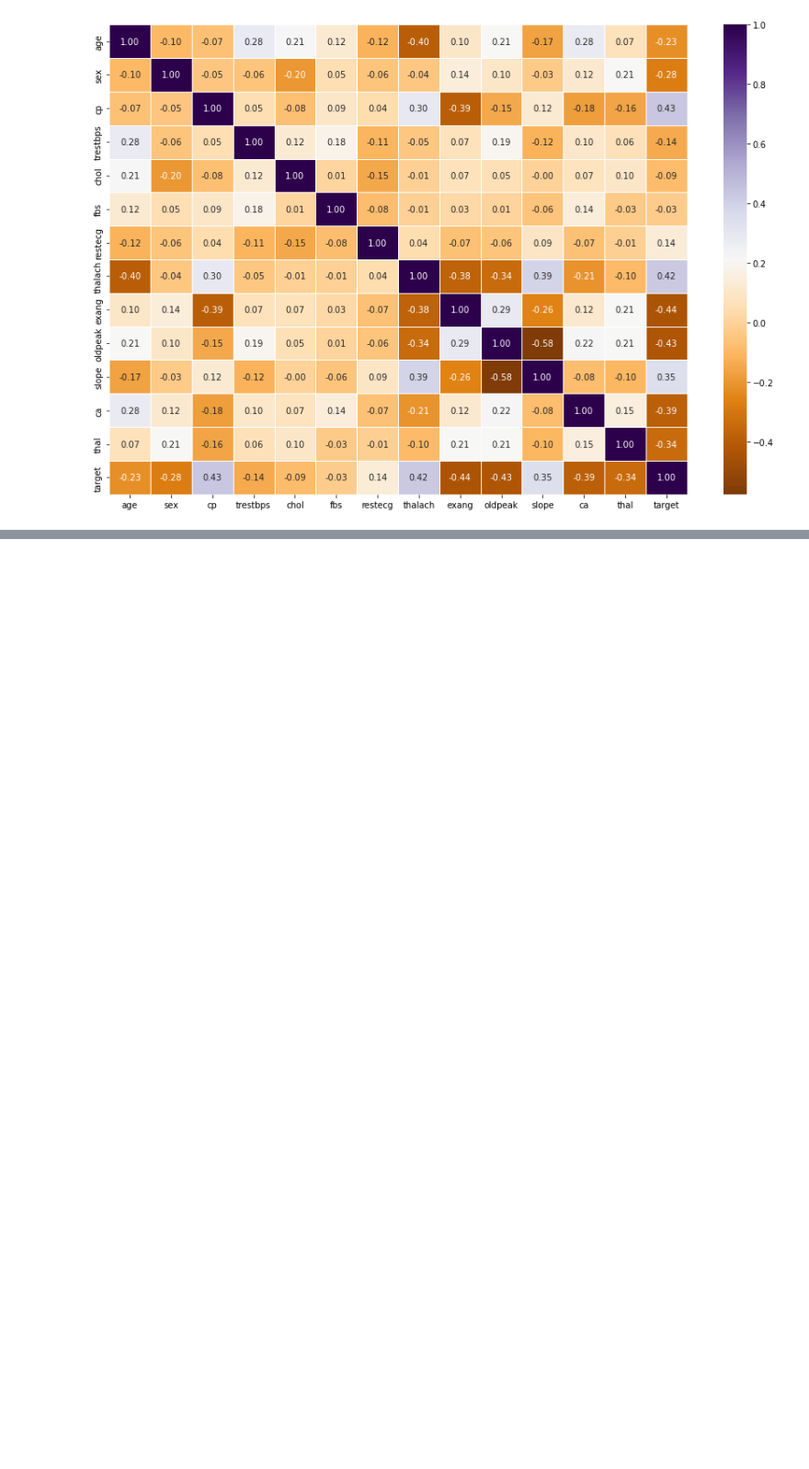
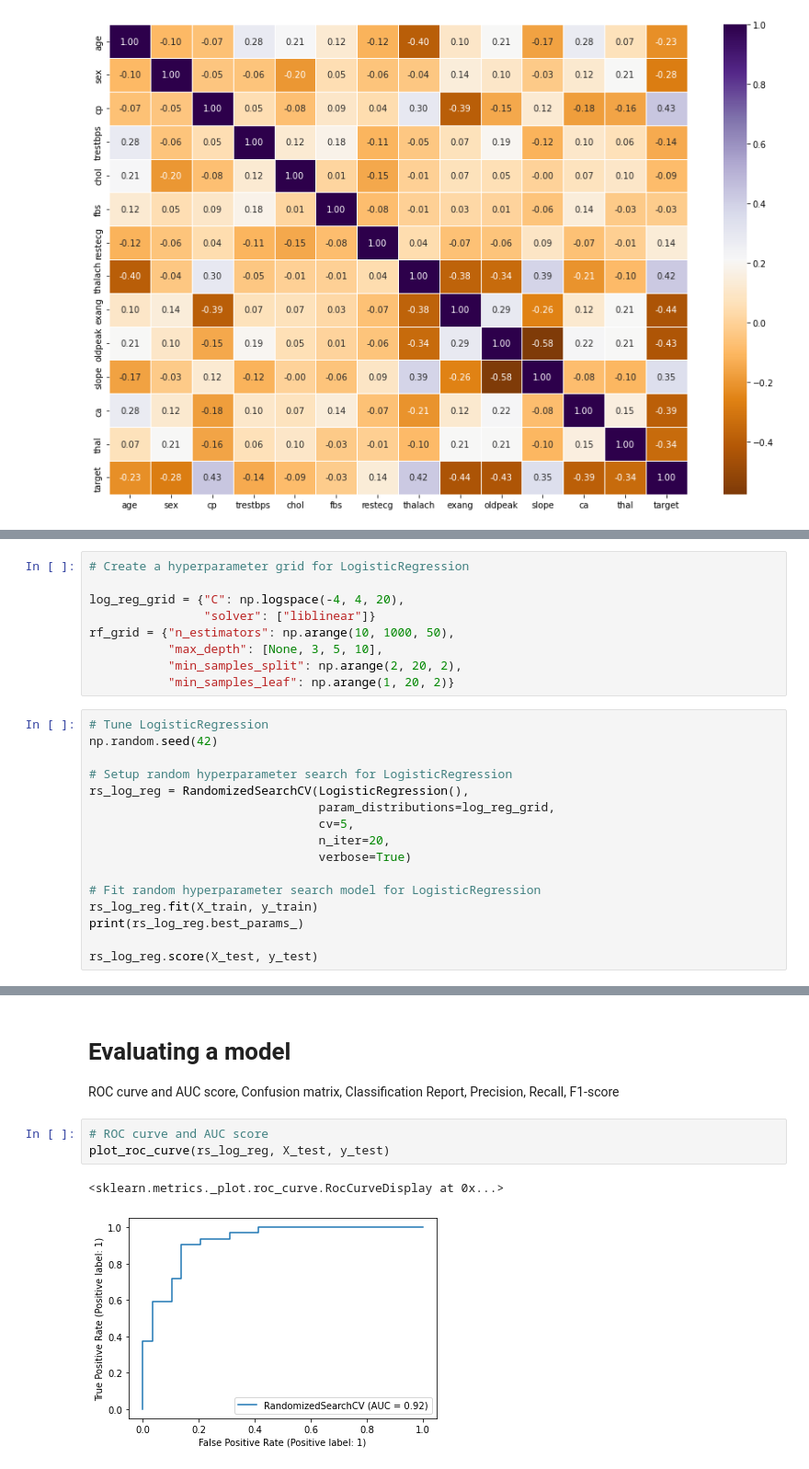
Before and after one commit to okind/DataScience, a Jupyter notebook: Projects/Heart_Disease_Classification_problem.ipynb, the cells around one changed output, grey strips where cells are left out. Shown: that part at 92% size. Drawn from its saved outputs; the diff is of its cells as text; blank space fills up the shorter version.

```diff
--- a/Projects/Heart_Disease_Classification_problem.ipynb
+++ b/Projects/Heart_Disease_Classification_problem.ipynb
@@ -293,0 +469,25 @@ ax = sns.heatmap(correlation_matrix, annot=True, linewidths=0.5, fmt=".2f", cmap
+# %%
+# Create a hyperparameter grid for LogisticRegression
+
+log_reg_grid = {"C": np.logspace(-4, 4, 20),
+                "solver": ["liblinear"]}
+rf_grid = {"n_estimators": np.arange(10, 1000, 50),
+           "max_depth": [None, 3, 5, 10],
+           "min_samples_split": np.arange(2, 20, 2),
+           "min_samples_leaf": np.arange(1, 20, 2)}
+# %%
+# Tune LogisticRegression
+np.random.seed(42)
+
+# Setup random hyperparameter search for LogisticRegression
+rs_log_reg = RandomizedSearchCV(LogisticRegression(),
+                                param_distributions=log_reg_grid,
+                                cv=5,
+                                n_iter=20,
+                                verbose=True)
+
+# Fit random hyperparameter search model for LogisticRegression
+rs_log_reg.fit(X_train, y_train)
+print(rs_log_reg.best_params_)
+
+rs_log_reg.score(X_test, y_test)
@@ -293,0 +527,9 @@ ax = sns.heatmap(correlation_matrix, annot=True, linewidths=0.5, fmt=".2f", cmap
+# %% [markdown]
+# Evaluating a model
+ROC curve and AUC score, Confusion matrix, Classification Report, Precision, Recall, F1-score
+# %%
+# ROC curve and AUC score
+plot_roc_curve(rs_log_reg, X_test, y_test)
+# %% [output]
+<sklearn.metrics._plot.roc_curve.RocCurveDisplay at 0x...>
+[figure, added]
```
Also changed, not shown: parts of 30 cells of this notebook.
